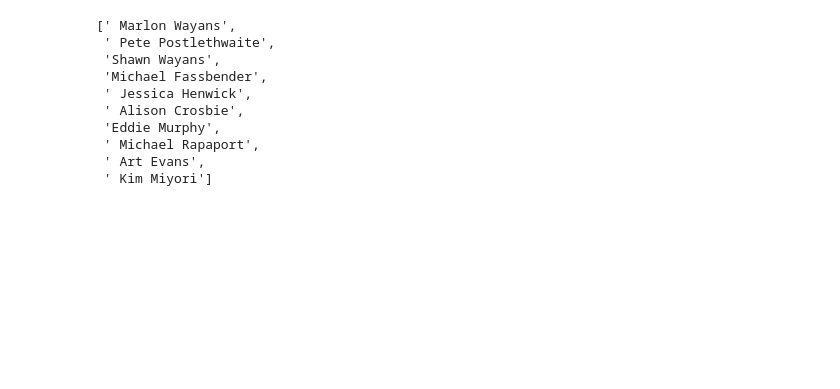
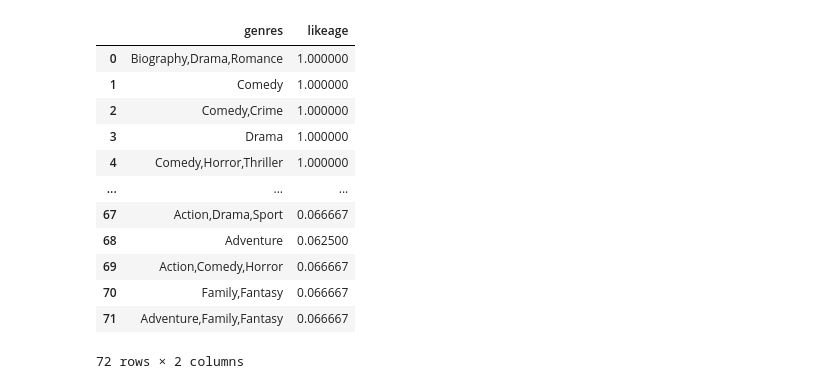
Before and after one commit to Roland-02/Cinephile.com, a Jupyter notebook: recommendEngine.ipynb, the cells around one changed output. Drawn from its saved outputs; the diff is of its cells as text; code cells hidden in the pictures; blank space fills up the shorter version.

```diff
--- a/recommendEngine.ipynb
+++ b/recommendEngine.ipynb
@@ -738,22 +704,16 @@ liked_cast
-# %%
-def most_common_names(df, top_n=10):
-    all_names = pd.Series(df.values.flatten())
-    split_names = all_names.str.split(',').explode()
-    name_counts = split_names.value_counts()
-    top_n_names = name_counts.head(top_n)
-    return top_n_names.index.tolist()
-
-
-x = liked_cast.drop(columns=['likeage'])
-most_common_names(x)
-# %% [output]
-[' Marlon Wayans',
- ' Pete Postlethwaite',
- 'Shawn Wayans',
- 'Michael Fassbender',
- ' Jessica Henwick',
- ' Alison Crosbie',
- 'Eddie Murphy',
- ' Michael Rapaport',
- ' Art Evans',
- ' Kim Miyori']
+# %%
+liked_genre
+# %% [output]
+|  | genres | likeage |
+| 0 | Biography,Drama,Romance | 1.000000 |
+| 1 | Comedy | 1.000000 |
+| 2 | Comedy,Crime | 1.000000 |
+| 3 | Drama | 1.000000 |
+| 4 | Comedy,Horror,Thriller | 1.000000 |
+| ... | ... | ... |
+| 67 | Action,Drama,Sport | 0.066667 |
+| 68 | Adventure | 0.062500 |
+| 69 | Action,Comedy,Horror | 0.066667 |
+| 70 | Family,Fantasy | 0.066667 |
+| 71 | Adventure,Family,Fantasy | 0.066667 |
+72 rows × 2 columns
```
Also changed, not shown: parts of 6 cells of this notebook, 4 other files.
